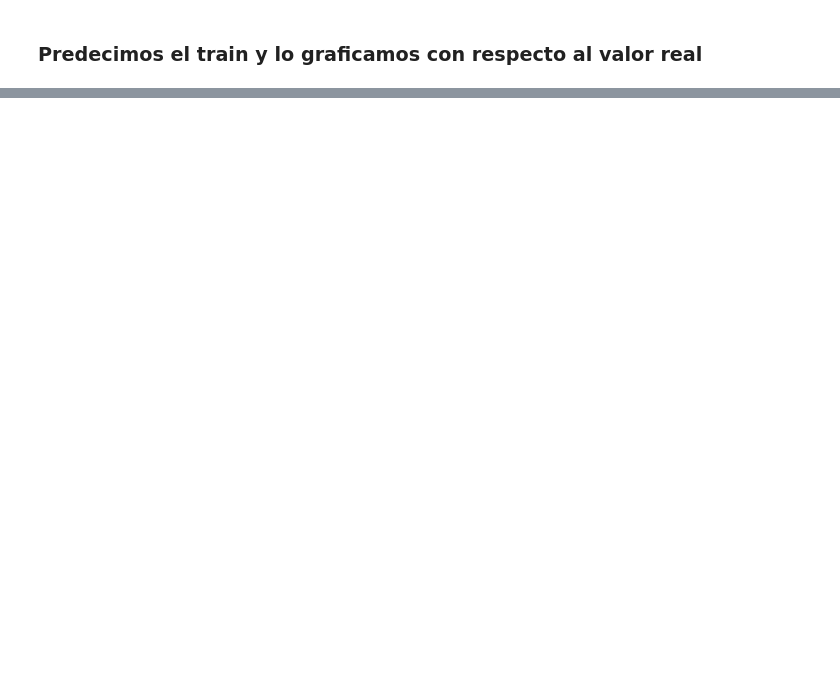
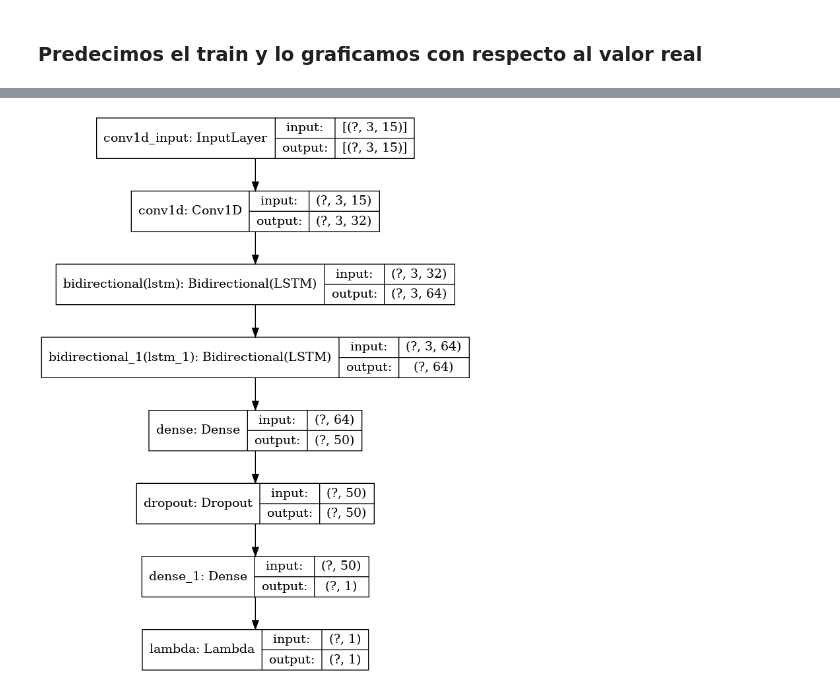
Before and after one commit to keniaCisneros/bitcoins_pricing, a Jupyter notebook: Serie_tiempo.ipynb, the cells around one changed output, grey strips where cells are left out. Drawn from its saved outputs; the diff is of its cells as text; code cells hidden in the pictures; blank space fills up the shorter version.

Commit message:
Correccion del dropout, agregue imagen de la arquitectura

```diff
--- a/Serie_tiempo.ipynb
+++ b/Serie_tiempo.ipynb
@@ -223,3 +221,8 @@ Text(0.5,0,'Numero de dias')
 # entrenamiento: 800
 # df: data_sin_tipocambio
 #model.save('modelo_4-norm.h5')
+# %%
+dot_img_file = 'model_1.png'
+tf.keras.utils.plot_model(model, to_file=dot_img_file, show_shapes=True)
+# %% [output]
+[figure, added]
```
Also changed, not shown: parts of 10 cells of this notebook, 2 other files.
